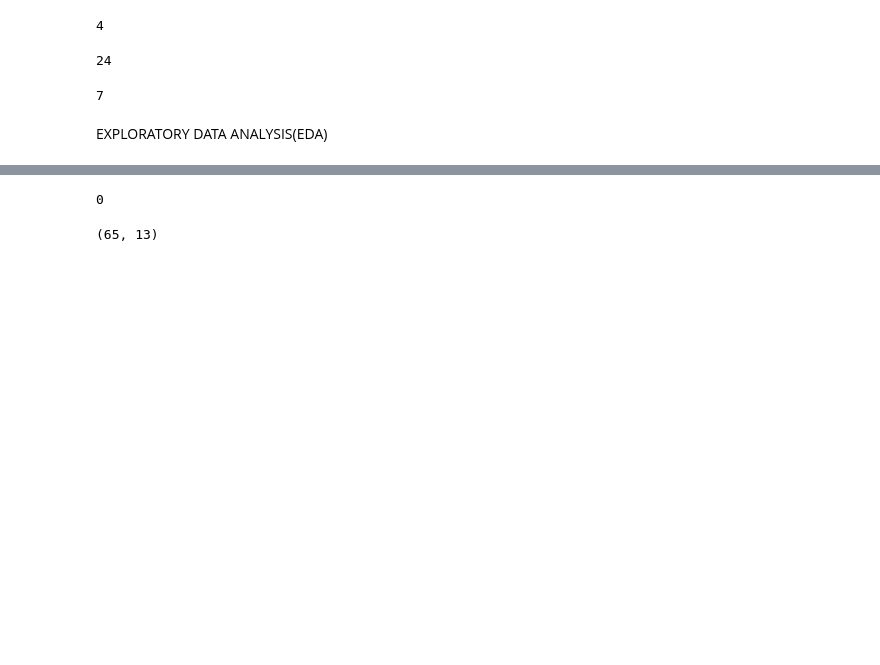
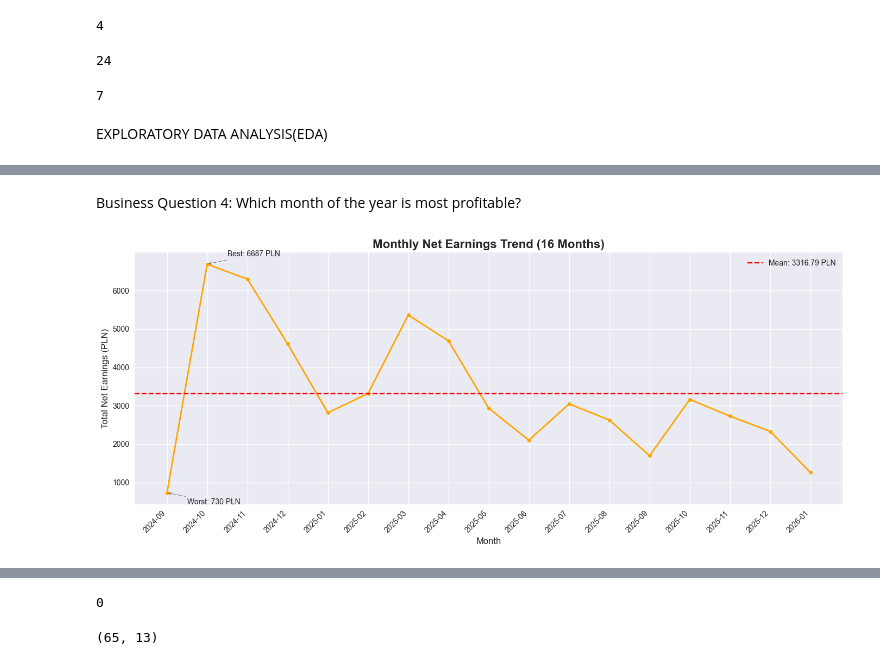
Before and after one commit to lamoski/RideMetrics, a Jupyter notebook: working_file.ipynb, the cells around one changed output, grey strips where cells are left out. Saved outputs shown, nothing was run; the diff lists cells and outputs as text; code cells hidden in the pictures; blank space fills up the shorter version.

```diff
--- a/working_file.ipynb
+++ b/working_file.ipynb
@@ -347,8 +347,8 @@ yearly_monthly_revenue_gold = df_uber_silver.groupby(df_uber_silver['request_tim
     avg_distance_per_trip = ('distance_metres', 'mean'),
     total_duration = ('duration_seconds', 'sum')). reset_index()
 
-yearly_monthly_revenue_gold.rename(columns={'request_time': 'month'}, inplace=True)
-yearly_monthly_revenue_gold['month'] = yearly_monthly_revenue_gold['month'].astype(str)
+yearly_monthly_revenue_gold.rename(columns={'request_time': 'year_month'}, inplace=True)
+yearly_monthly_revenue_gold['year_month'] = yearly_monthly_revenue_gold['year_month'].astype(str)
 # Note: Uber deduction includes platform commission, VAT and service fees
 yearly_monthly_revenue_gold['uber_deduction'] = yearly_monthly_revenue_gold['total_revenue'] - yearly_monthly_revenue_gold['total_net_earnings_no_tips']
 yearly_monthly_revenue_gold['uber_deduction_%'] = (yearly_monthly_revenue_gold['uber_deduction'] / yearly_monthly_revenue_gold['total_revenue']) * 100
@@ -430,0 +620,68 @@ EXPLORATORY DATA ANALYSIS(EDA)
+# %% [markdown]
+Business Question 4: Which month of the year is most profitable?
+# %%
+fig, ax = plt.subplots(figsize=(14, 6))
+
+ax.plot(
+    range(len(yearly_monthly_revenue_gold)),
+    yearly_monthly_revenue_gold['total_net_earnings_no_tips'],
+    color='orange',
+    linewidth=2,
+    marker='o',
+    markersize=5
+)
+
+# Add mean line
+monthly_mean = yearly_monthly_revenue_gold['total_net_earnings_no_tips'].mean()
+ax.axhline(y=monthly_mean, color='red', linestyle='--',
+           label=f'Mean: {monthly_mean:.2f} PLN')
+
+# Add month labels
+ax.set_xticks(range(len(yearly_monthly_revenue_gold)))
+ax.set_xticklabels(
+    yearly_monthly_revenue_gold['year_month'],
+    rotation=45,
+    ha='right'
+)
+
+# Annotate best month
+best_month_idx = yearly_monthly_revenue_gold['total_net_earnings_no_tips'].idxmax()
+ax.annotate(
+    f"Best: {yearly_monthly_revenue_gold.loc[best_month_idx, 'total_net_earnings_no_tips']:.0f} PLN",
+    xy=(best_month_idx, yearly_monthly_revenue_gold.loc[best_month_idx, 'total_net_earnings_no_tips']),
+    xytext=(best_month_idx + 0.5, yearly_monthly_revenue_gold.loc[best_month_idx, 'total_net_earnings_no_tips'] + 200),
+    arrowprops=dict(arrowstyle='->', color='black'),
+    fontsize=10
+)
+
+# Annotate worst month
+worst_month_idx = yearly_monthly_revenue_gold['total_net_earnings_no_tips'].idxmin()
+ax.annotate(
+    f"Worst: {yearly_monthly_revenue_gold.loc[worst_month_idx, 'total_net_earnings_no_tips']:.0f} PLN",
+    xy=(worst_month_idx, yearly_monthly_revenue_gold.loc[worst_month_idx, 'total_net_earnings_no_tips']),
+    xytext=(worst_month_idx + 0.5, yearly_monthly_revenue_gold.loc[worst_month_idx, 'total_net_earnings_no_tips'] - 300),
+    arrowprops=dict(arrowstyle='->', color='black'),
+    fontsize=10
+)
+
+ax.set_title('Monthly Net Earnings Trend (16 Months)',
+             fontsize=16, fontweight='bold')
+ax.set_xlabel('Month', fontsize=12)
+ax.set_ylabel('Total Net Earnings (PLN)', fontsize=12)
+ax.legend()
+
+plt.tight_layout()
+plt.show()
+
+# Summary
+print("Monthly Earnings Summary:")
+print(f"Best Month:    {yearly_monthly_revenue_gold.loc[best_month_idx, 'year_month']} → {yearly_monthly_revenue_gold['total_net_earnings_no_tips'].max():.2f} PLN")
+print(f"Worst Month:   {yearly_monthly_revenue_gold.loc[worst_month_idx, 'year_month']} → {yearly_monthly_revenue_gold['total_net_earnings_no_tips'].min():.2f} PLN")
+print(f"Average Month: {monthly_mean:.2f} PLN")
+print(f"\nAll Months Ranked:")
+print(yearly_monthly_revenue_gold[['year_month', 'total_trips',
+                                    'total_net_earnings_no_tips']]
+      .sort_values('total_net_earnings_no_tips', ascending=False)
+      .reset_index(drop=True).to_string())
+# %% [output]
+[figure, added]
```
Also changed, not shown: parts of 21 cells of this notebook, 1 other file.
